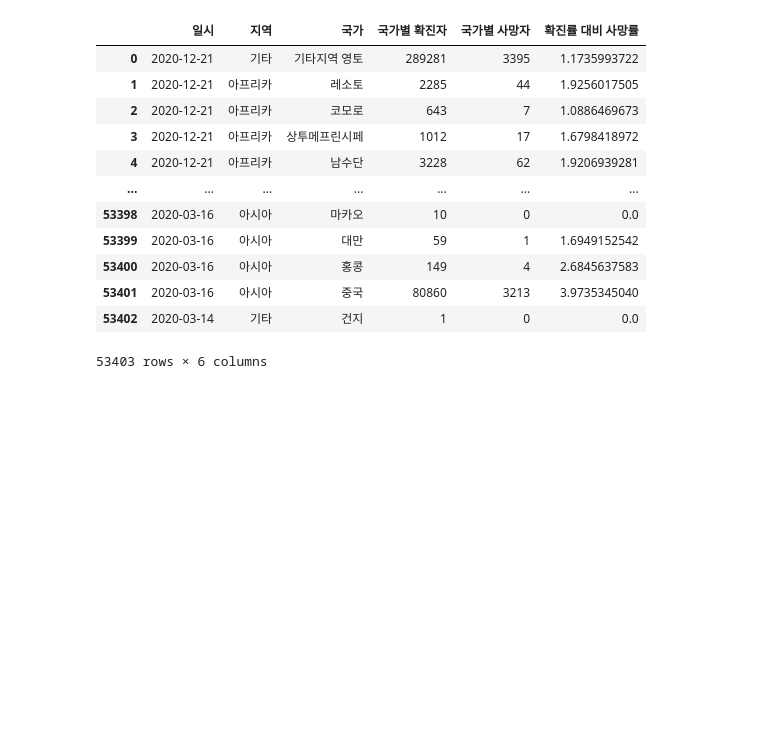
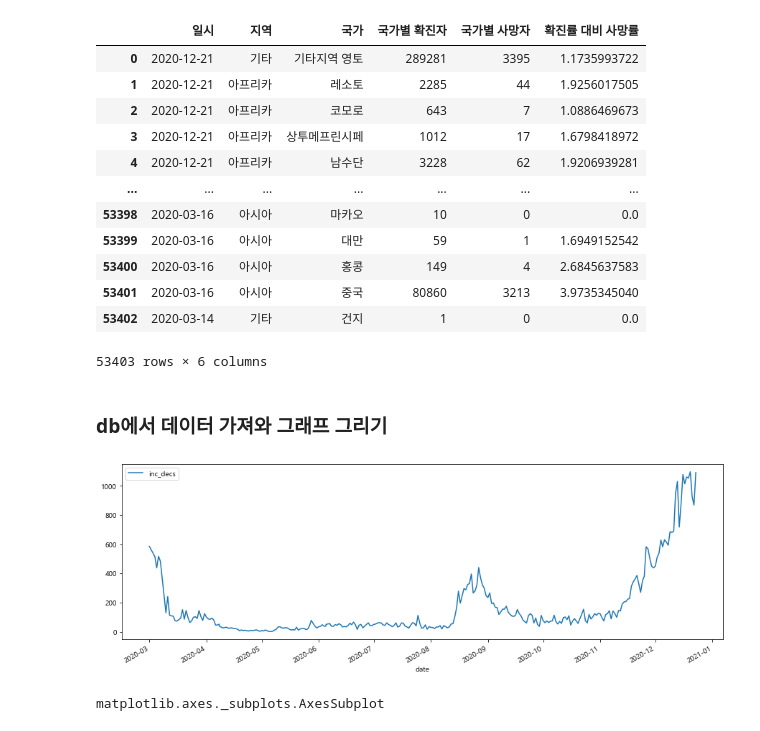
Before and after one commit to STNox/Python-flask, a Jupyter notebook: Python-flask/03. Data-analysis Module/test.ipynb, the cells around one changed output. Saved outputs shown, nothing was run; the diff lists cells and outputs as text; code cells hidden in the pictures; blank space fills up the shorter version.

```diff
--- a/Python-flask/03. Data-analysis Module/test.ipynb
+++ b/Python-flask/03. Data-analysis Module/test.ipynb
@@ -425,3 +425,26 @@ for i in foreign_covid.index:
     cur.execute(sql_insert, params)
     conn.commit()
     conn.close()
+# %% [markdown]
+### db에서 데이터 가져와 그래프 그리기
+# %%
+import pandas as pd
+import sqlite3
+from DB import db_module as dm
+from datetime import datetime
+import matplotlib as mpl
+import matplotlib.pyplot as plt
+import matplotlib.font_manager
+mpl.rc('font', family='Malgun Gothic')
+mpl.rc('axes', unicode_minus=False)
+# %%
+rows, cols = dm.get_national_status()
+df = pd.DataFrame.from_records(data=rows, columns=cols)
+df.date = pd.to_datetime(df.date)
+fig = df.plot(x='date', y='inc_decs', figsize=(15, 5))
+# %% [output]
+[figure, added]
+# %%
+type(fig)
+# %% [output]
+matplotlib.axes._subplots.AxesSubplot
```
Also changed, not shown: parts of 1 cell of this notebook, 10 other files.
